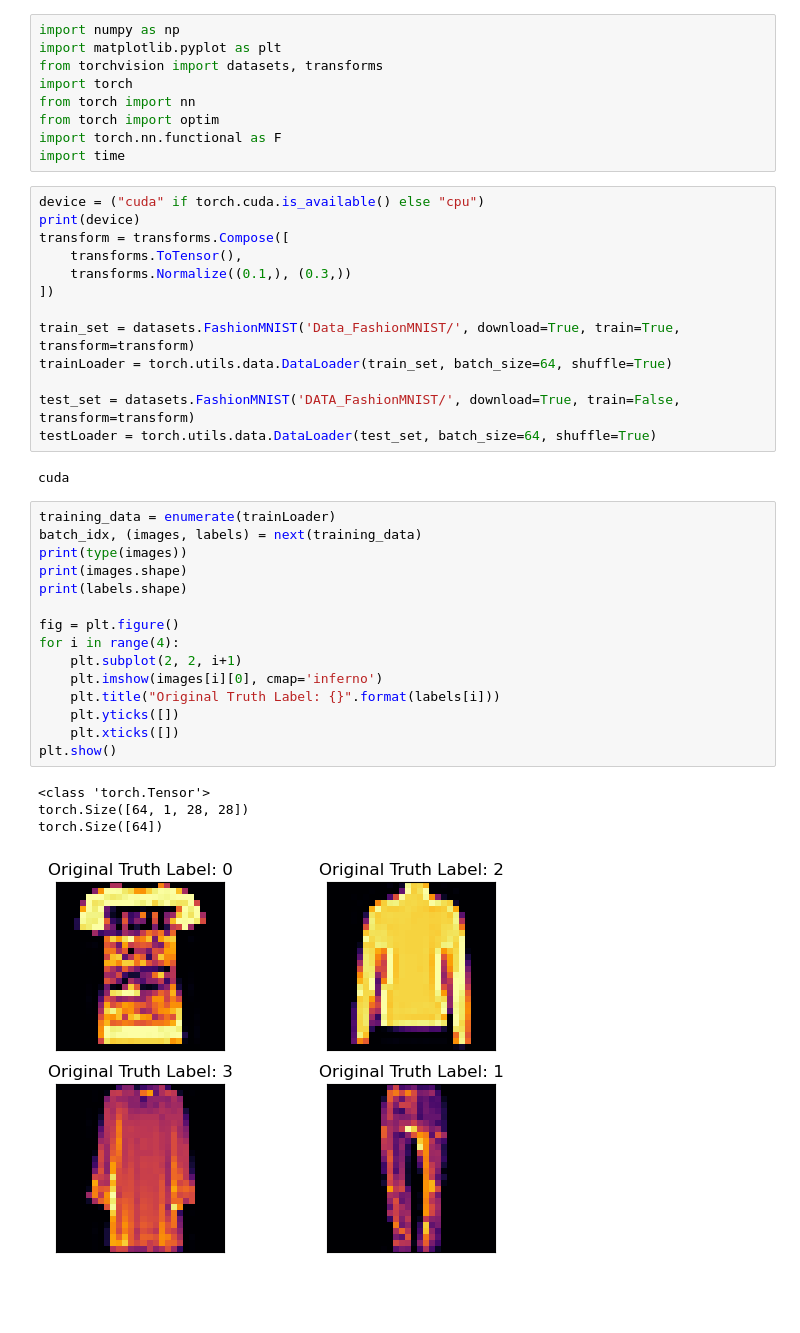
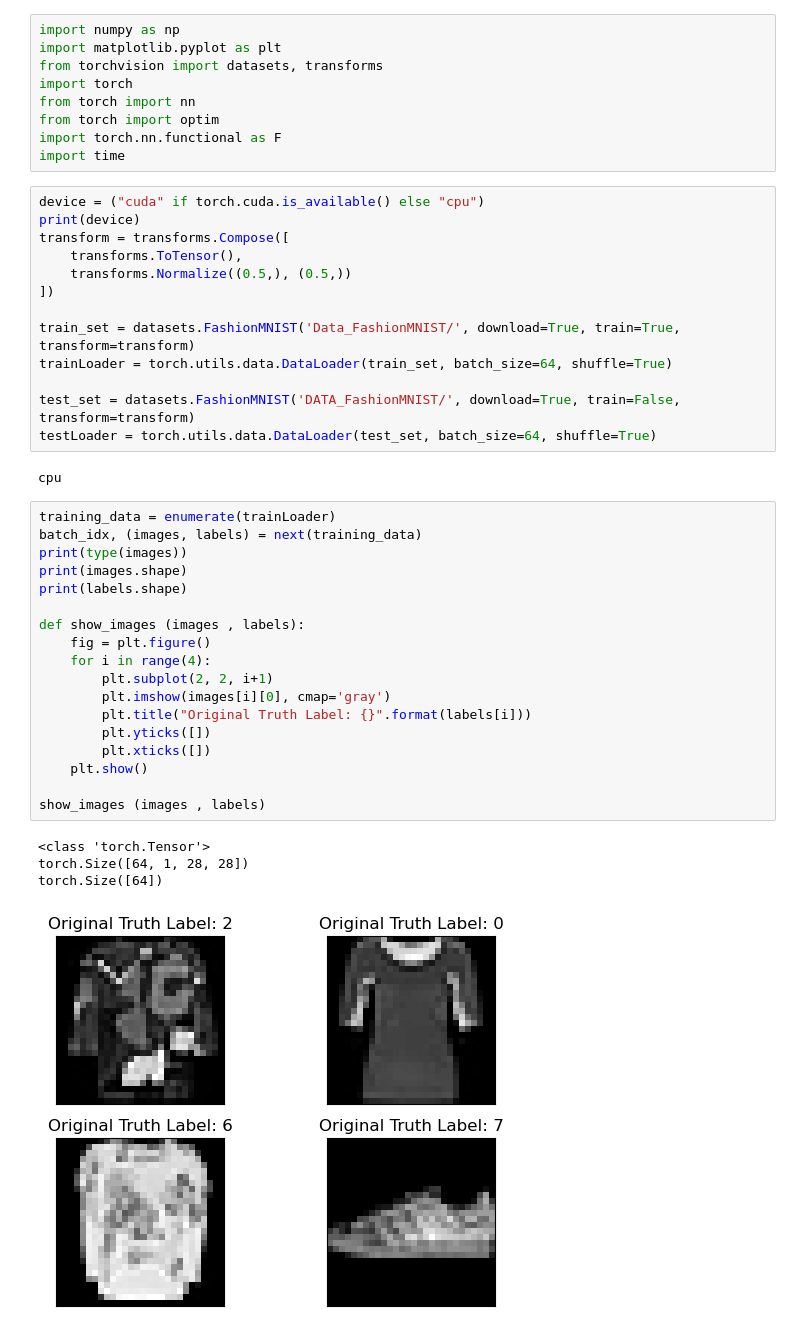
Before and after one commit to Dopo0/Project-deep-unsupervised-learning, a Jupyter notebook: GANs.ipynb, the cells around one changed output. Saved outputs shown, nothing was run; the diff lists cells and outputs as text; blank space fills up the shorter version.

```diff
--- a/GANs.ipynb
+++ b/GANs.ipynb
@@ -12,7 +12,7 @@ device = ("cuda" if torch.cuda.is_available() else "cpu")
 print(device)
 transform = transforms.Compose([
     transforms.ToTensor(),
-    transforms.Normalize((0.1,), (0.3,))
+    transforms.Normalize((0.5,), (0.5,))
 ])
 
 train_set = datasets.FashionMNIST('Data_FashionMNIST/', download=True, train=True, transform=transform)
@@ -21,25 +21,28 @@ trainLoader = torch.utils.data.DataLoader(train_set, batch_size=64, shuffle=True
 test_set = datasets.FashionMNIST('DATA_FashionMNIST/', download=True, train=False, transform=transform)
 testLoader = torch.utils.data.DataLoader(test_set, batch_size=64, shuffle=True)
 # %% [output]
-cuda
+cpu
 # %%
 training_data = enumerate(trainLoader)
 batch_idx, (images, labels) = next(training_data)
 print(type(images))
 print(images.shape)
 print(labels.shape)
 
-fig = plt.figure()
-for i in range(4):
-    plt.subplot(2, 2, i+1)
-    plt.imshow(images[i][0], cmap='inferno')
-    plt.title("Original Truth Label: {}".format(labels[i]))
-    plt.yticks([])
-    plt.xticks([])
-plt.show()
+def show_images (images , labels):
+    fig = plt.figure()
+    for i in range(4):
+        plt.subplot(2, 2, i+1)
+        plt.imshow(images[i][0], cmap='gray')
+        plt.title("Original Truth Label: {}".format(labels[i]))
+        plt.yticks([])
+        plt.xticks([])
+    plt.show()
+
+show_images (images , labels)
 # %% [output]
 <class 'torch.Tensor'>
 torch.Size([64, 1, 28, 28])
 torch.Size([64])
-[figure, old version]
+[figure, new version]
 # %%
```
Also changed, not shown: parts of 9 cells of this notebook.
